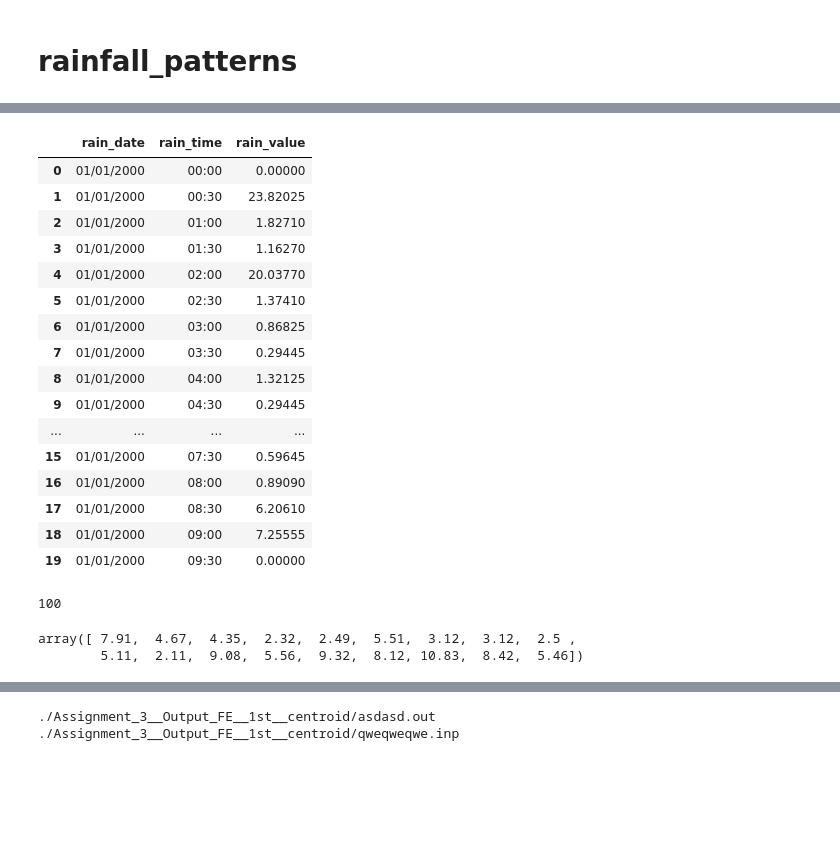
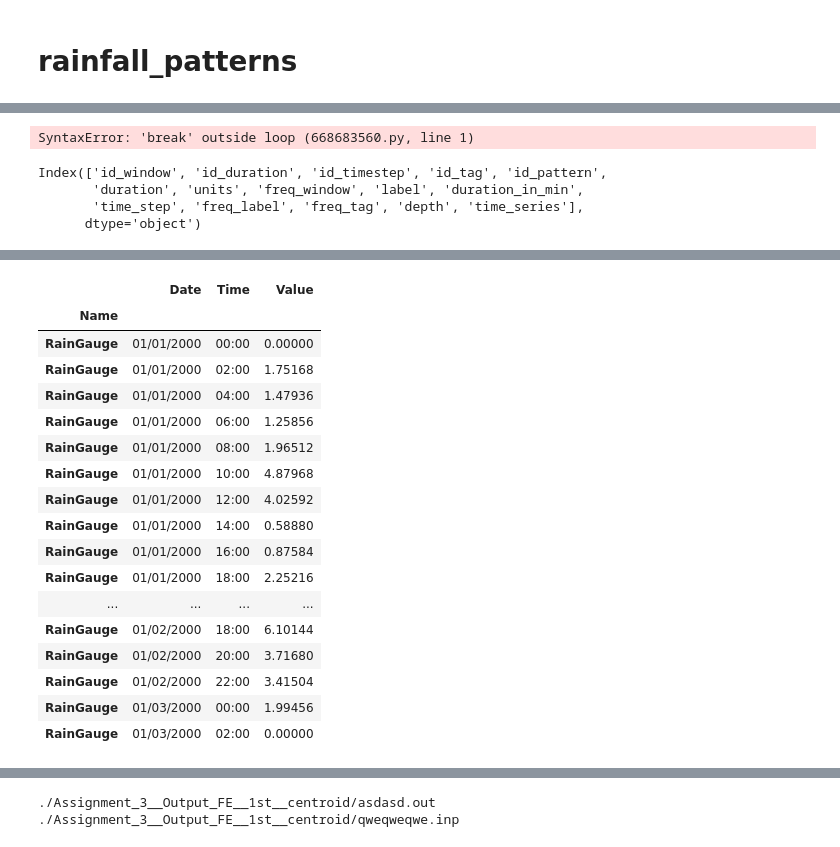
Before and after one commit to Holger-Paxi/Flood_Estimation, a Jupyter notebook: Assignment_3__1st.ipynb, the cells around one changed output, grey strips where cells are left out. Drawn from its saved outputs; the diff is of its cells as text; code cells hidden in the pictures; blank space fills up the shorter version.

```diff
--- a/Assignment_3__1st.ipynb
+++ b/Assignment_3__1st.ipynb
@@ -16,7 +18,8 @@ input_storm_stats_file_path = './Assignment_3__Input_FE/Data_Centroid/ECsouth/EC
 output_dir = './Assignment_3__Output_FE__1st__centroid/'
 original_inp_file_path = './Assignment_3__Input_FE/971007_SW5.INP'
 simulation_starting_time = '2000/01/01 00:00:00'
-stopping_time_after_precipitation_finish = {'days':0, 'hours':3, 'minutes':0, 'seconds':0}
+stopping_time_after_precipitation_finish = {'days':0, 'hours':6, 'minutes':0, 'seconds':0}
+timeseries_name = 'RainGauge'
 
 simulation_starting_time = pd.to_datetime(simulation_starting_time)
 stopping_time_after_precipitation_finish = pd.Timedelta(**stopping_time_after_precipitation_finish)
@@ -28,6 +31,7 @@ print(
     original_inp_file_path,
     simulation_starting_time,
     stopping_time_after_precipitation_finish,
+    timeseries_name,
     sep='\n'
     )
 # %% [output]
@@ -629,7 +699,6 @@ rain_data.sort_values(by=['id_tag', 'id_timestep', 'id_duration', 'id_pattern'],
 # rain_data.sort_values(by=['id_pattern'], inplace=True)
 rain_data.reset_index(drop=True, inplace=True)
 rain_data['label'] = (
-    'rain__' +
     (rain_data.index.astype(str).str.len().max() - rain_data.index.astype(str).str.len())*pd.Series(data=['0']*len(rain_data.index)) + rain_data.index.astype(str) + '__' +
     (rain_data.id_tag.astype(str).str.len().max() - rain_data.id_tag.astype(str).str.len())*pd.Series(data=['0']*len(rain_data.id_tag)) + rain_data.id_tag.astype(str) + '_' +
     (rain_data.id_timestep.astype(str).str.len().max() - rain_data.id_timestep.astype(str).str.len())*pd.Series(data=['0']*len(rain_data.id_timestep)) + rain_data.id_timestep.astype(str) + '_' +
@@ -661,27 +730,32 @@ rain_data
 4320 rows × 15 columns
 # %%
-def build_df_timeseries(arg_time_series, arg_depth, arg_time_step, arg_sim_starting_time):
+def build_df_timeseries(arg_time_series, arg_depth, arg_time_step, arg_sim_starting_time, arg_timeseries_name):
 
     rain_value = pd.Series(data=np.concatenate((
         np.array(object=[0]),
         np.divide(np.multiply(arg_depth, np.array(object=arg_time_series)), 100),
         np.array(object=[0])
-        )), name='rain_value')
+        )), name='Value')
 
     rain_date = pd.Series(data=pd.date_range(
         start=arg_sim_starting_time,
         periods=rain_value.size,
         freq=pd.Timedelta(minutes=arg_time_step)
-        ), name='rain_date').dt.strftime(date_format='%m/%d/%Y')
+        ), name='Date').dt.strftime(date_format='%m/%d/%Y')
 
     rain_time = pd.Series(data=pd.date_range(
         start=arg_sim_starting_time,
         periods=rain_value.size,
         freq=pd.Timedelta(minutes=arg_time_step)
-        ), name='rain_time').dt.strftime(date_format='%H:%M')
+        ), name='Time').dt.strftime(date_format='%H:%M')
 
-    return pd.concat(objs=[rain_date, rain_time, rain_value], axis=1)
+    rain_gauge_timeseries = pd.Series(data=[arg_timeseries_name]*rain_value.size, name='Name')
+
+    df_rain_series = pd.concat(objs=[rain_gauge_timeseries, rain_date, rain_time, rain_value], axis=1)
+    df_rain_series.set_index(keys='Name', inplace=True)
+
+    return df_rain_series
 # %%
-rain_data.time_series = rain_data.apply(func=lambda arg: build_df_timeseries(arg.time_series, arg.depth, arg.time_step, simulation_starting_time), axis=1)
+rain_data.time_series = rain_data.apply(func=lambda arg: build_df_timeseries(arg.time_series, arg.depth, arg.time_step, simulation_starting_time, timeseries_name), axis=1)
 rain_data
 # %% [output]
@@ -705,3 +987,14 @@ SyntaxError: 'break' outside loop (668683560.py, line 1)
+# %%
+break
+# %% [output]
+SyntaxError: 'break' outside loop (668683560.py, line 1)
+# %%
+rain_data.columns
+# %% [output]
+Index(['id_window', 'id_duration', 'id_timestep', 'id_tag', 'id_pattern',
+       'duration', 'units', 'freq_window', 'label', 'duration_in_min',
+       'time_step', 'freq_label', 'freq_tag', 'depth', 'time_series'],
+      dtype='object')
 # %%
 a = 0
 b = a+60
@@ -725,35 +1018,25 @@ rain_data.iloc[a:b]
 | 58 | 0 | 5 | 0 | 0 | 8 | 45.0 | min | frequent | rain__0058__00_0_05_8_0______freq... | ... |
 | 59 | 0 | 5 | 0 | 0 | 9 | 45.0 | min | frequent | rain__0059__00_0_05_9_0______freq... | ... |
 # %%
-indd = 100
+indd = 50
 indd = indd*18
 rain_data.time_series[indd]
 # %% [output]
-|  | rain_date | rain_time | rain_value |
-| 0 | 01/01/2000 | 00:00 | 0.00000 |
-| 1 | 01/01/2000 | 00:30 | 23.82025 |
-| 2 | 01/01/2000 | 01:00 | 1.82710 |
-| 3 | 01/01/2000 | 01:30 | 1.16270 |
-| 4 | 01/01/2000 | 02:00 | 20.03770 |
-| 5 | 01/01/2000 | 02:30 | 1.37410 |
-| 6 | 01/01/2000 | 03:00 | 0.86825 |
-| 7 | 01/01/2000 | 03:30 | 0.29445 |
-| 8 | 01/01/2000 | 04:00 | 1.32125 |
-| 9 | 01/01/2000 | 04:30 | 0.29445 |
+|  | Date | Time | Value |
+| Name |  |  |  |
+| RainGauge | 01/01/2000 | 00:00 | 0.00000 |
+| RainGauge | 01/01/2000 | 02:00 | 1.75168 |
+| RainGauge | 01/01/2000 | 04:00 | 1.47936 |
+| RainGauge | 01/01/2000 | 06:00 | 1.25856 |
+| RainGauge | 01/01/2000 | 08:00 | 1.96512 |
+| RainGauge | 01/01/2000 | 10:00 | 4.87968 |
+| RainGauge | 01/01/2000 | 12:00 | 4.02592 |
+| RainGauge | 01/01/2000 | 14:00 | 0.58880 |
+| RainGauge | 01/01/2000 | 16:00 | 0.87584 |
+| RainGauge | 01/01/2000 | 18:00 | 2.25216 |
 | ... | ... | ... | ... |
-| 15 | 01/01/2000 | 07:30 | 0.59645 |
-| 16 | 01/01/2000 | 08:00 | 0.89090 |
-| 17 | 01/01/2000 | 08:30 | 6.20610 |
-| 18 | 01/01/2000 | 09:00 | 7.25555 |
-| 19 | 01/01/2000 | 09:30 | 0.00000 |
+| RainGauge | 01/02/2000 | 18:00 | 6.10144 |
+| RainGauge | 01/02/2000 | 20:00 | 3.71680 |
+| RainGauge | 01/02/2000 | 22:00 | 3.41504 |
+| RainGauge | 01/03/2000 | 00:00 | 1.99456 |
+| RainGauge | 01/03/2000 | 02:00 | 0.00000 |
-# %%
-indd = 100
-indd
-# %% [output]
-100
-# %%
-rain_value = np.array(object=rain_pattern.time_series[indd])
-rain_value
-# %% [output]
-array([ 7.91,  4.67,  4.35,  2.32,  2.49,  5.51,  3.12,  3.12,  2.5 ,
-        5.11,  2.11,  9.08,  5.56,  9.32,  8.12, 10.83,  8.42,  5.46])
```
Also changed, not shown: parts of 80 cells of this notebook, 2 other files.
